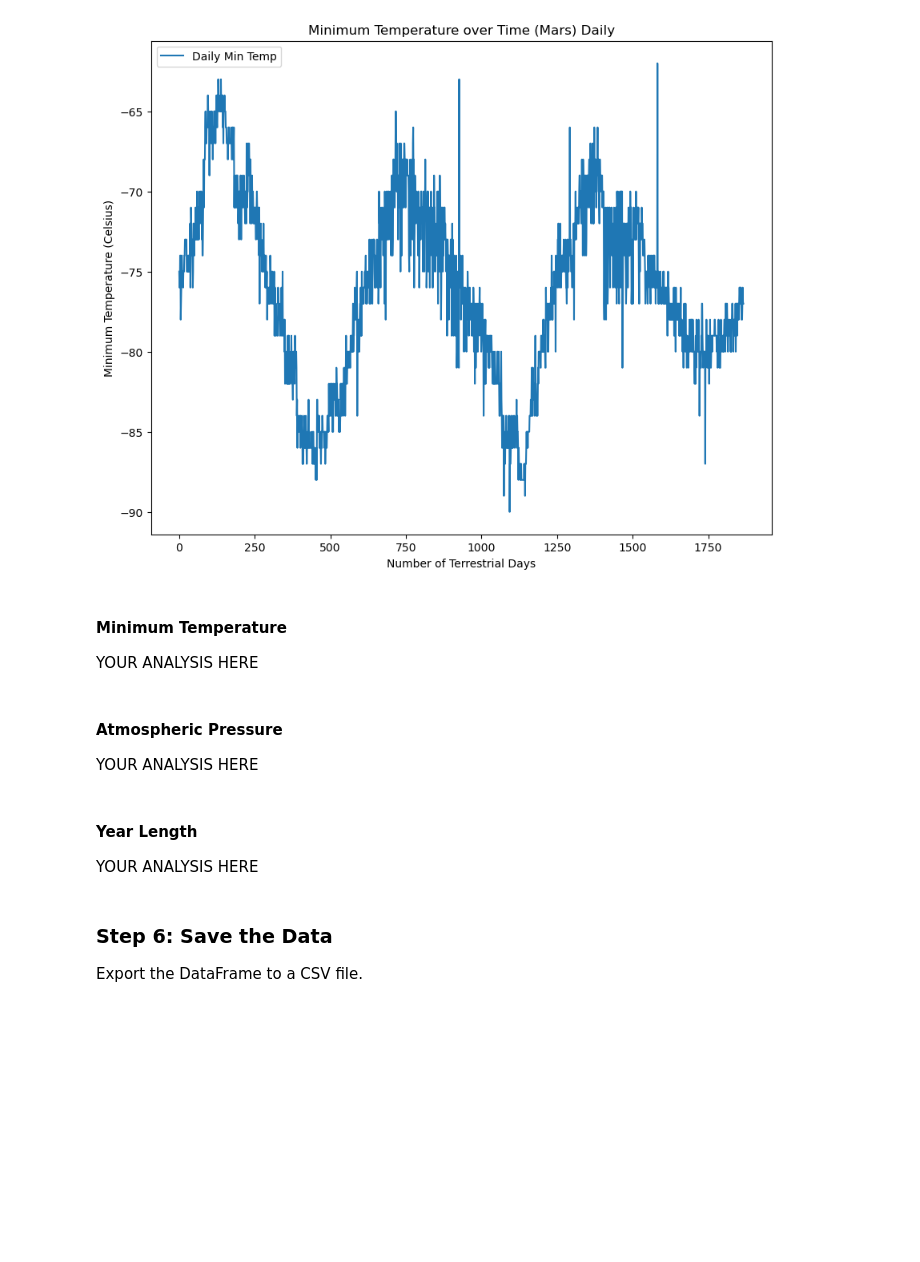
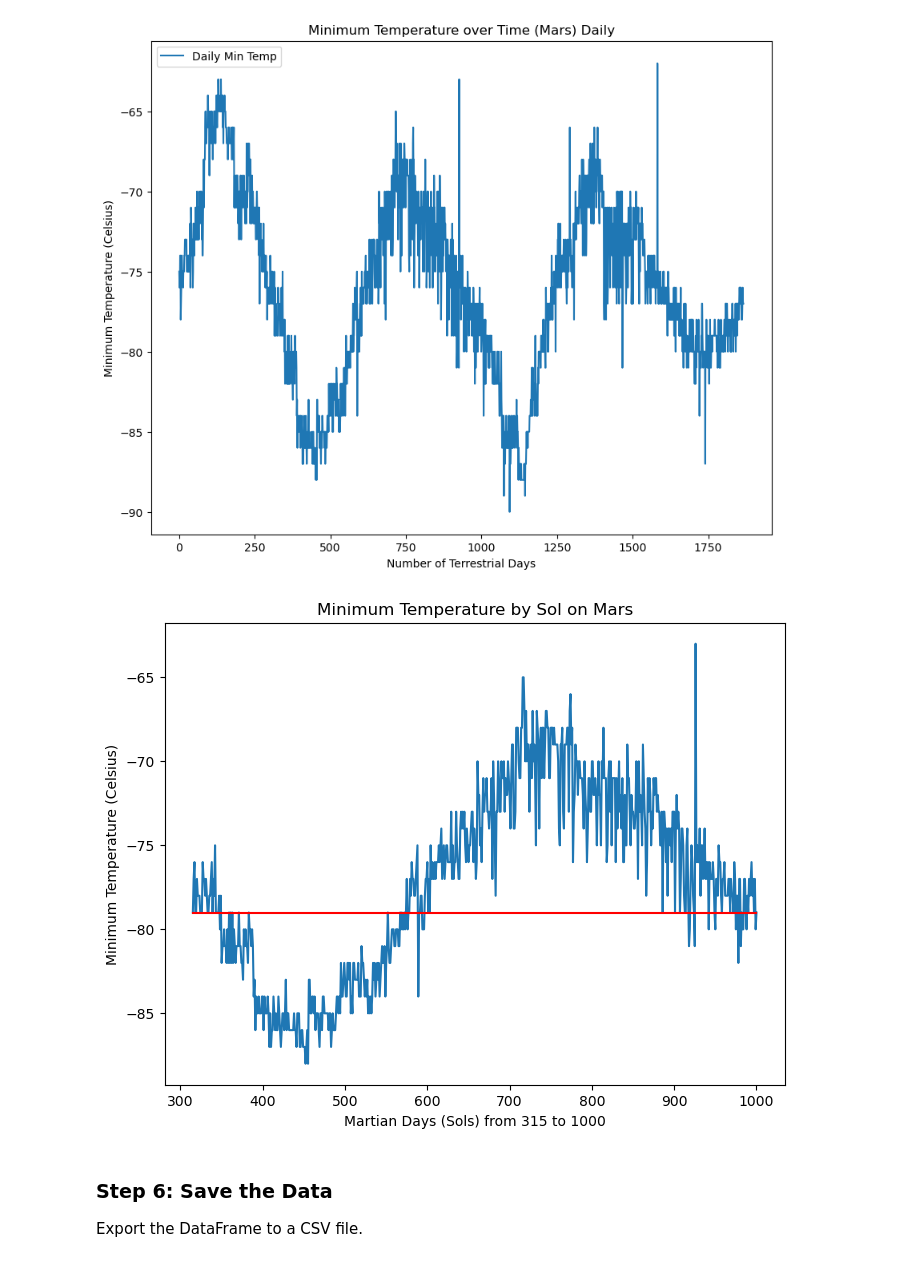
Before and after one commit to asifshahzad-92/Mars_weather_Challenge, a Jupyter notebook: part_2_mars_weather.ipynb, the cells around one changed output. Saved outputs shown, nothing was run; the diff lists cells and outputs as text; code cells hidden in the pictures; blank space fills up the shorter version.

```diff
--- a/part_2_mars_weather.ipynb
+++ b/part_2_mars_weather.ipynb
@@ -293,18 +297,31 @@ plt.legend(['Daily Min Temp'])
 plt.show()
 # %% [output]
 [figure]
-# %% [markdown]
-#### Minimum Temperature
-
-YOUR ANALYSIS HERE
-# %% [markdown]
-#### Atmospheric Pressure
-
-YOUR ANALYSIS HERE
-# %% [markdown]
-#### Year Length
-
-YOUR ANALYSIS HERE
+# %%
+# Calculating Mars year based on Earth Days
+mars_subset = mars_df.loc[315:1000]
+mars_subset.min_temp.plot(figsize=(8, 6))
+
+# Get the start and end values
+start_temp = mars_subset['min_temp'].iloc[0]
+end_temp = mars_subset['min_temp'].iloc[-1]
+
+# Get the start and end x-coordinates
+start_x = mars_subset.index[0]
+end_x = mars_subset.index[-1]
+
+# Adding Trendline
+plt.plot([start_x, end_x], [start_temp, end_temp], color='red', linestyle='-')
+
+
+
+# Print Line Plot
+plt.title('Minimum Temperature by Sol on Mars')
+plt.xlabel('Martian Days (Sols) from 315 to 1000')
+plt.ylabel('Minimum Temperature (Celsius)')
+plt.show()
+# %% [output]
+[figure, added]
 # %% [markdown]
 ### Step 6: Save the Data
 
```
Also changed, not shown: parts of 6 cells of this notebook, 1 other file.
